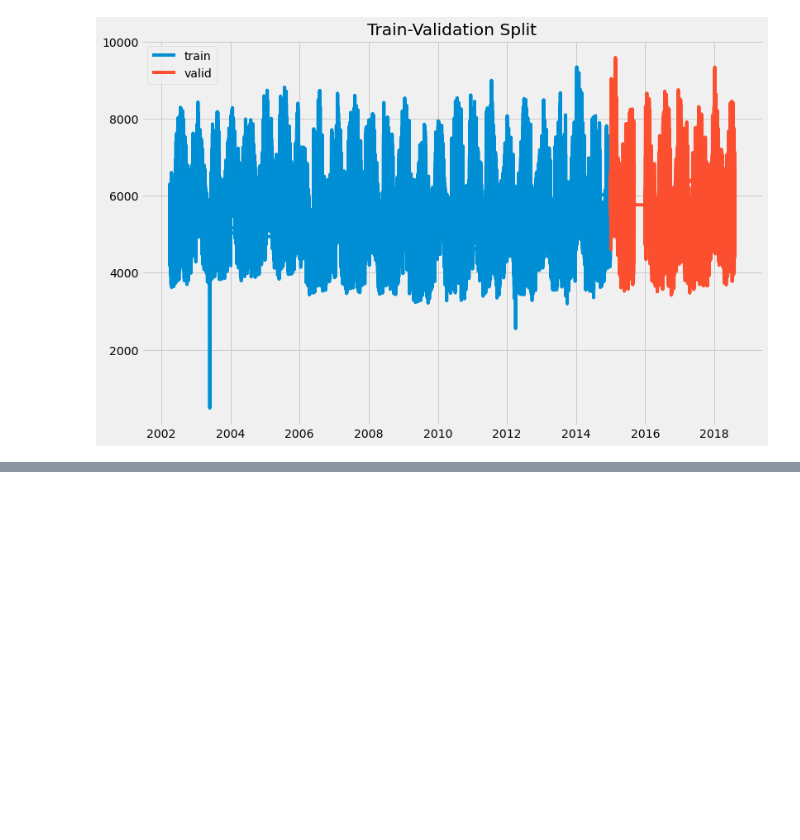
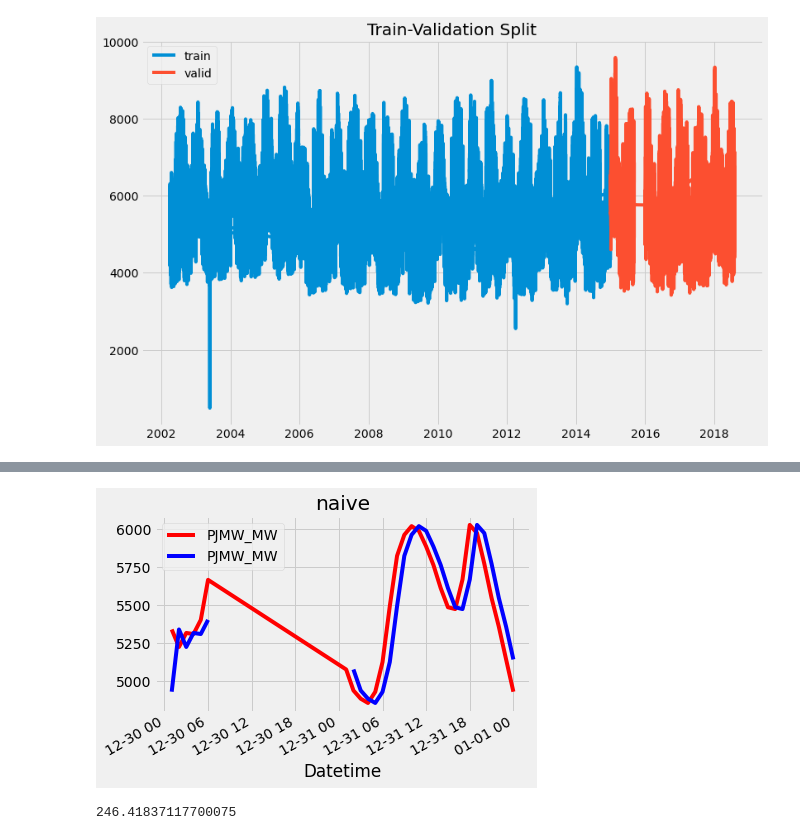
Before and after one commit to ryanreilly/time_series, a Jupyter notebook: working_notebooks/initial_notebook.ipynb, the cells around one changed output, grey strips where cells are left out. Saved outputs shown, nothing was run; the diff lists cells and outputs as text; code cells hidden in the pictures; blank space fills up the shorter version.

```diff
--- a/working_notebooks/initial_notebook.ipynb
+++ b/working_notebooks/initial_notebook.ipynb
@@ -44,0 +52,3 @@ Baseline
+# %%
+naive = train.shift(1)
+naive
@@ -44,0 +70,13 @@ Baseline
+# %%
+fig, ax = plt.subplots()
+
+train[0:30].plot(ax=ax, c='r', label='original')
+naive[0:30].plot(ax=ax, c='b', label='shifted')
+ax.set_title('naive')
+ax.legend();
+# %% [output]
+[figure, added]
+# %%
+np.sqrt(mean_squared_error(train[1:], naive.dropna()))
+# %% [output]
+246.41837117700075
```
Also changed, not shown: parts of 30 cells of this notebook.
